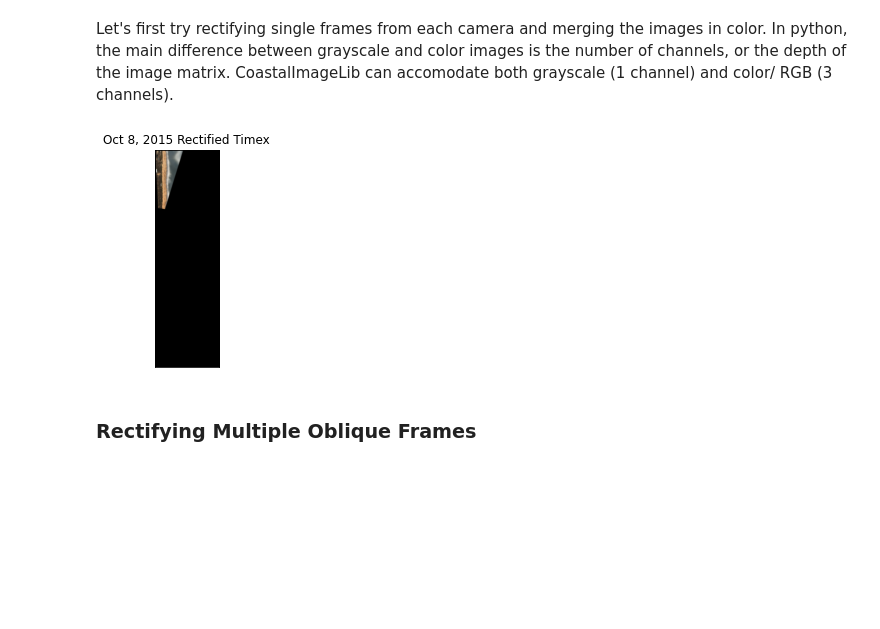
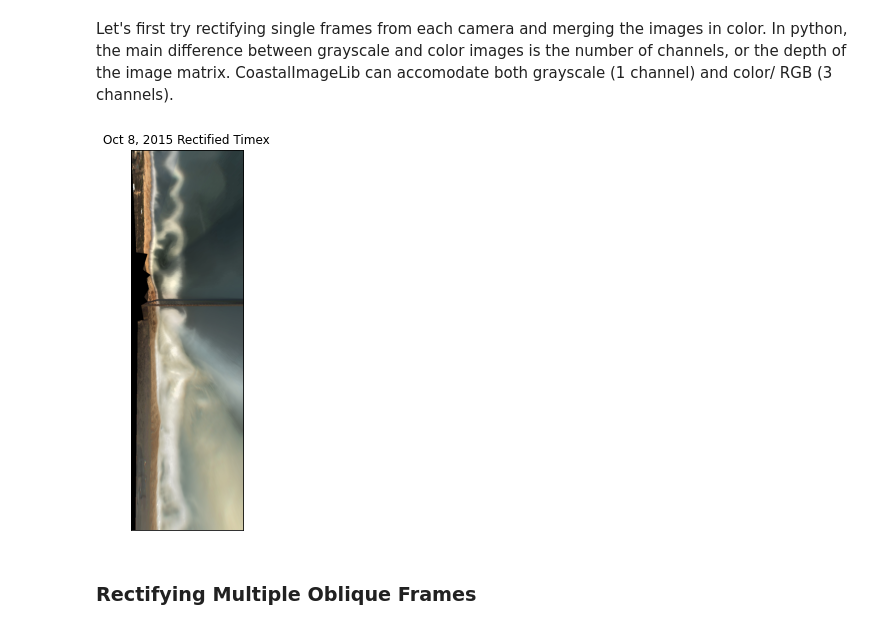
Before and after one commit to mailemccann/coastalimagelib, a Jupyter notebook: src/coastalimagelib/CoastalImageLib_Illustrative_Example.ipynb, the cells around one changed output. Saved outputs shown, nothing was run; the diff lists cells and outputs as text; code cells hidden in the pictures; blank space fills up the shorter version.

```diff
--- a/src/coastalimagelib/CoastalImageLib_Illustrative_Example.ipynb
+++ b/src/coastalimagelib/CoastalImageLib_Illustrative_Example.ipynb
@@ -98,19 +98,20 @@ Let's first try rectifying single frames from each camera and merging the images
 # %%
 rect_frame = cf.mergeRectify(image_list, cameras, grid)
 
+
 # Display our rectified frame
-fig, axs = plt.subplots(1)
+fig, axs = plt.subplots(1, figsize = (3,7))
 axs.xaxis.set_visible(False)
 axs.yaxis.set_visible(False)
 axs.imshow(rect_frame.astype(np.uint8),
         cmap="gray",
         vmin=0,
         vmax=255
     )
 plt.title('Oct 8, 2015 Rectified Timex')
 plt.show()
 # %% [output]
-[figure, old version]
+[figure, new version]
 # %% [markdown]
 ### Rectifying Multiple Oblique Frames
 # %% [markdown]
```
Also changed, not shown: parts of 2 cells of this notebook, 2 other files.
